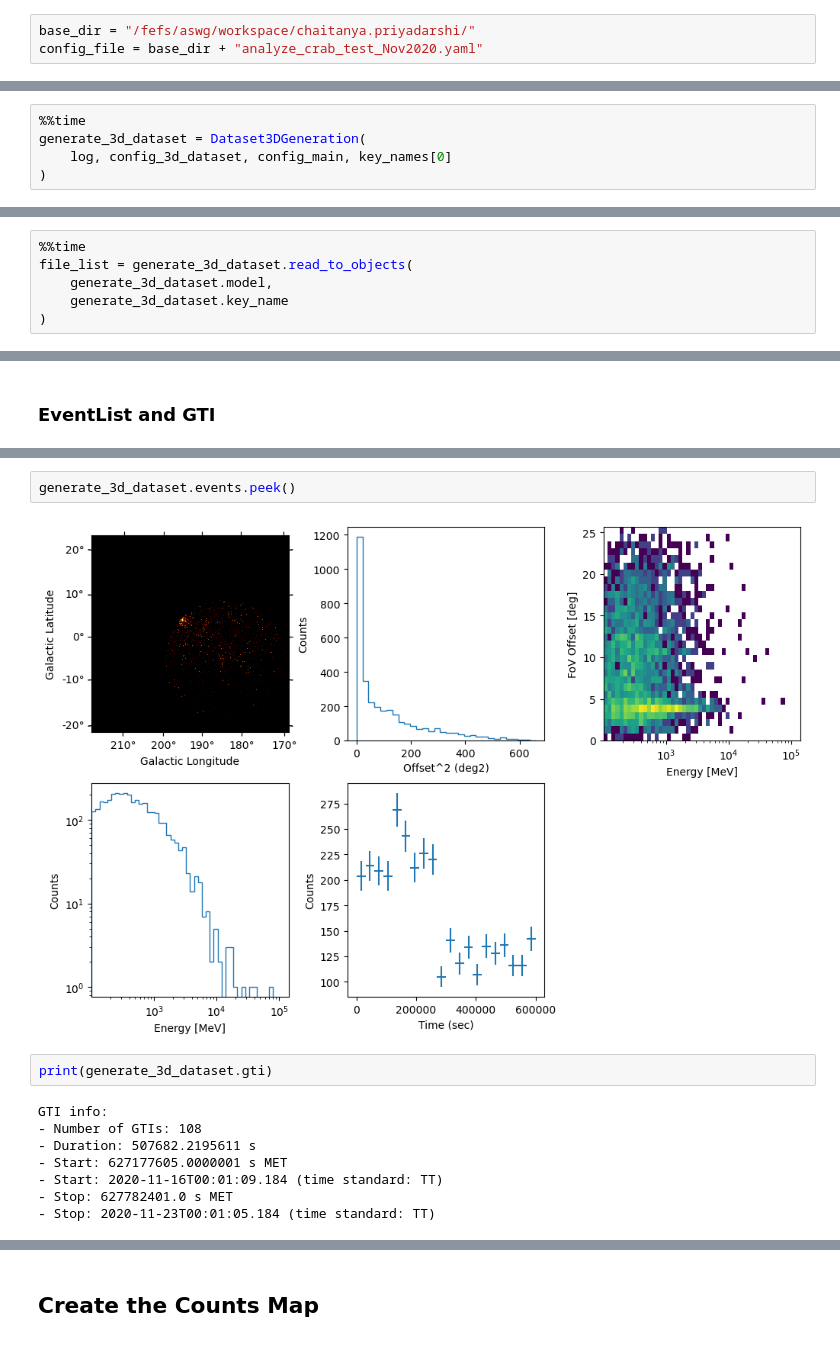
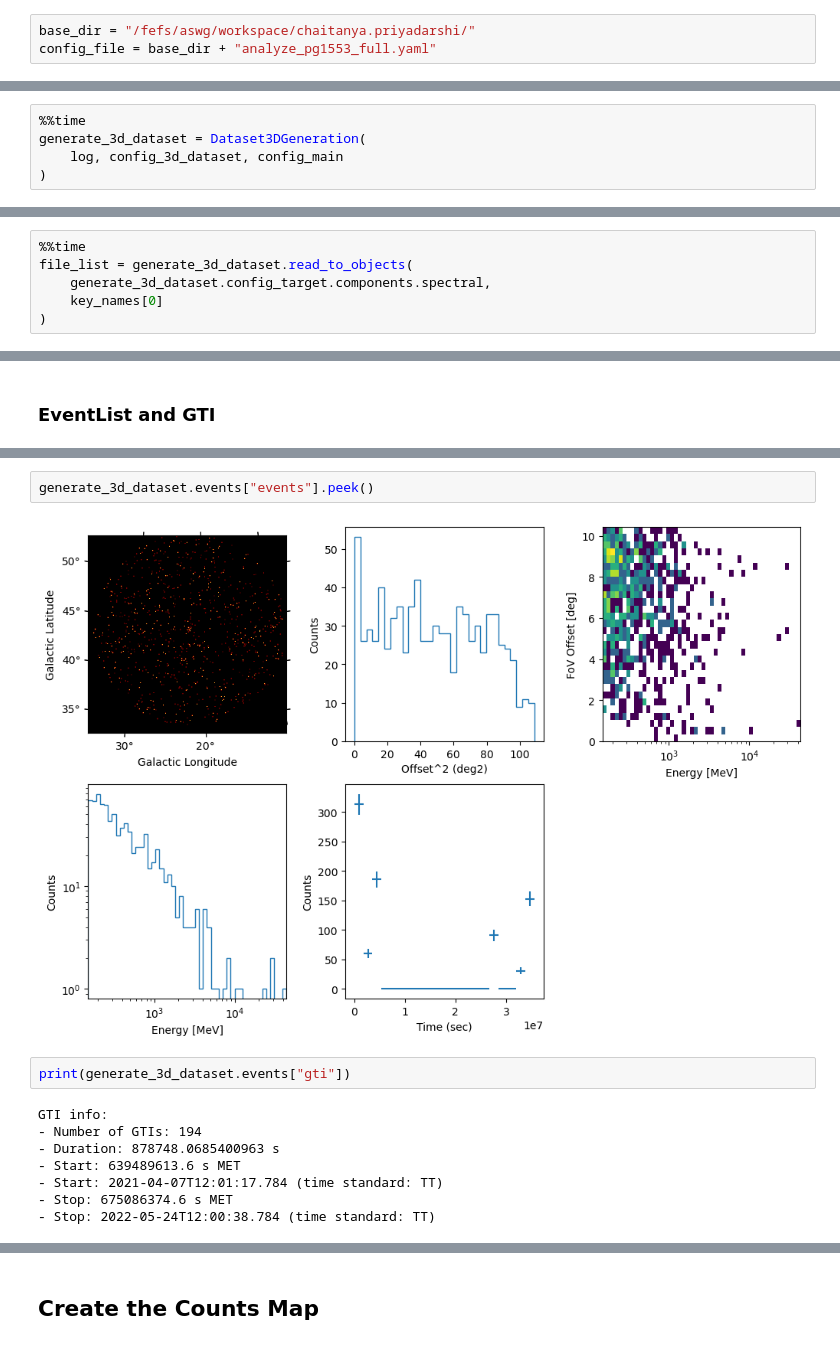
Before and after one commit to chaimain/asgardpy, a Jupyter notebook: notebooks/test_dataset_3d_step.ipynb, the cells around one changed output, grey strips where cells are left out. Saved outputs shown, nothing was run; the diff lists cells and outputs as text.

```diff
--- a/notebooks/test_dataset_3d_step.ipynb
+++ b/notebooks/test_dataset_3d_step.ipynb
@@ -14,7 +14,7 @@ from asgardpy.data.dataset_3d import Dataset3DGeneration
 log = logging.getLogger("test 3d dataset")
 # %%
 base_dir = "/fefs/aswg/workspace/chaitanya.priyadarshi/"
-config_file = base_dir + "analyze_crab_test_Nov2020.yaml"
+config_file = base_dir + "analyze_pg1553_full.yaml"
 # %%
 config = AsgardpyConfig()
 # %%
@@ -106,6 +106,6 @@ The list of different keys or modes of observations for the selected instrument
 # %%
 %%time
 generate_3d_dataset = Dataset3DGeneration(
-    log, config_3d_dataset, config_main, key_names[0]
+    log, config_3d_dataset, config_main
 )
 # %% [output]
@@ -146,7 +142,7 @@ print(generate_3d_dataset.exclusion_regions, generate_3d_dataset.target_full_mod
 # %%
 %%time
 file_list = generate_3d_dataset.read_to_objects(
-    generate_3d_dataset.model,
-    generate_3d_dataset.key_name
+    generate_3d_dataset.config_target.components.spectral,
+    key_names[0]
 )
 # %% [output]
@@ -343,17 +303,17 @@ print(generate_3d_dataset.config_3d_dataset_info.obs_time.intervals)
 # %%
-generate_3d_dataset.events.peek()
+generate_3d_dataset.events["events"].peek()
 # %% [output]
-[figure, old version]
+[figure, new version]
 # %%
-print(generate_3d_dataset.gti)
+print(generate_3d_dataset.events["gti"])
 # %% [output]
 GTI info:
-- Number of GTIs: 108
-- Duration: 507682.2195611 s
-- Start: 627177605.0000001 s MET
-- Start: 2020-11-16T00:01:09.184 (time standard: TT)
-- Stop: 627782401.0 s MET
-- Stop: 2020-11-23T00:01:05.184 (time standard: TT)
+- Number of GTIs: 194
+- Duration: 878748.0685400963 s
+- Start: 639489613.6 s MET
+- Start: 2021-04-07T12:01:17.784 (time standard: TT)
+- Stop: 675086374.6 s MET
+- Stop: 2022-05-24T12:00:38.784 (time standard: TT)
 # %%
 %%time
 # Source position from the Events file
```
Also changed, not shown: parts of 61 cells of this notebook, 5 other files.
